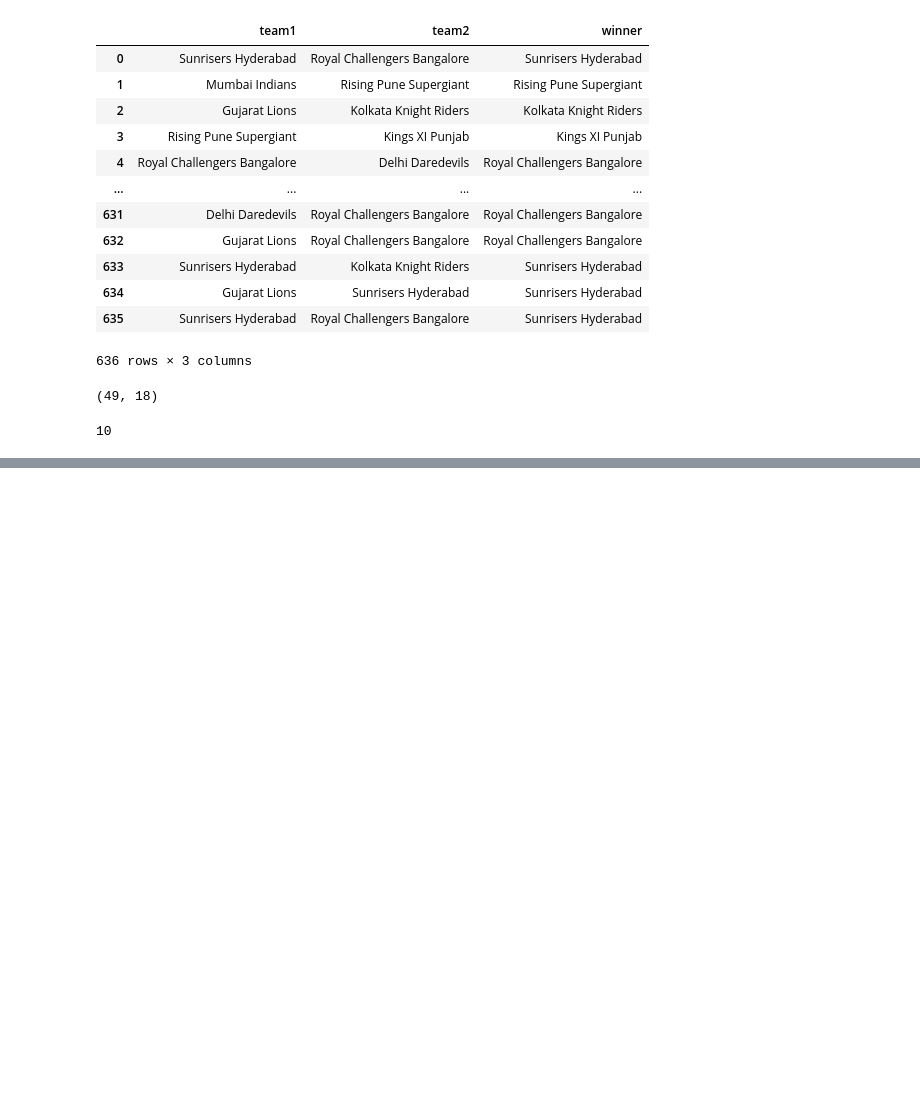
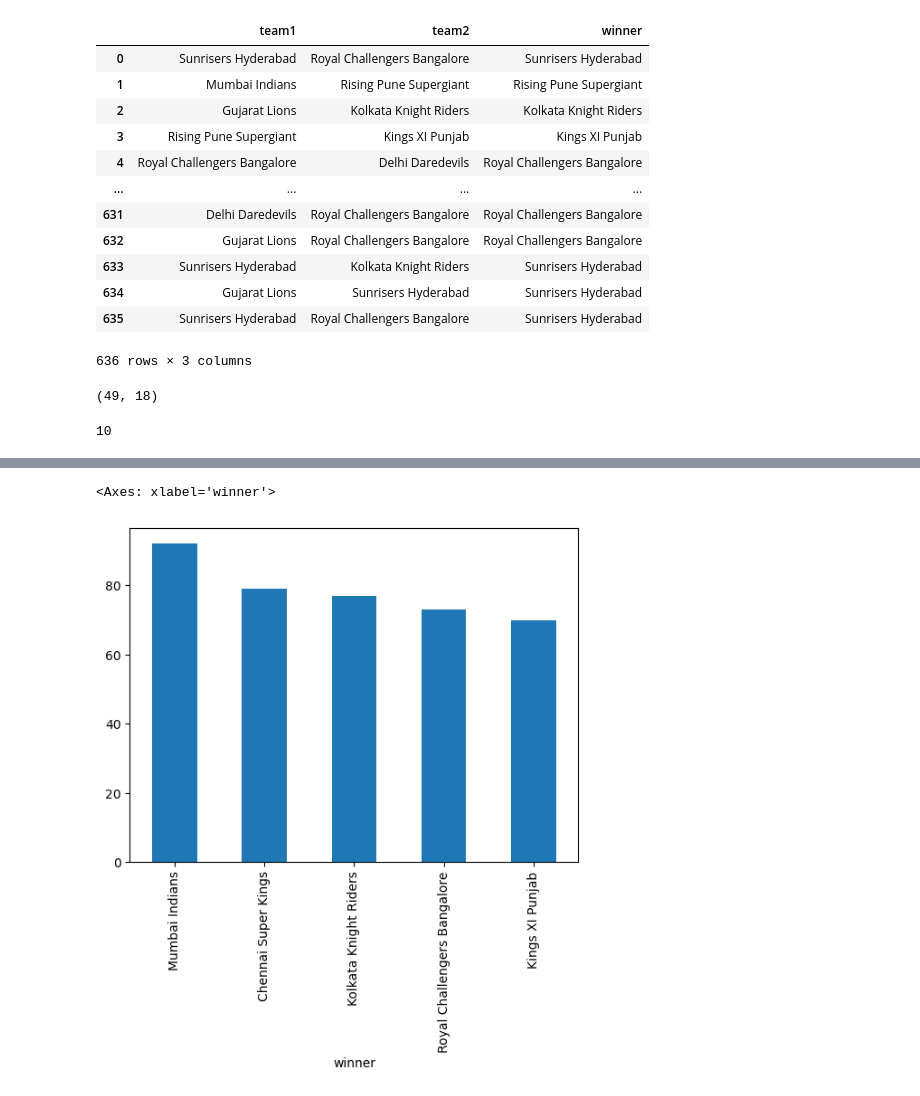
Before and after one commit to SparksFlash/Python-Libraries, a Jupyter notebook: Pandas/IPL Analysis.ipynb, the cells around one changed output, grey strips where cells are left out. Saved outputs shown, nothing was run; the diff lists cells and outputs as text; code cells hidden in the pictures; blank space fills up the shorter version.

```diff
--- a/Pandas/IPL Analysis.ipynb
+++ b/Pandas/IPL Analysis.ipynb
@@ -193,0 +238,5 @@ data[mask1 & mask2]#.shape[0]
+# %%
+data['winner'].value_counts().head().plot(kind='bar')     # Plotting the top 5 winners
+# %% [output]
+<Axes: xlabel='winner'>
+[figure, added]
```
Also changed, not shown: parts of 20 cells of this notebook.
